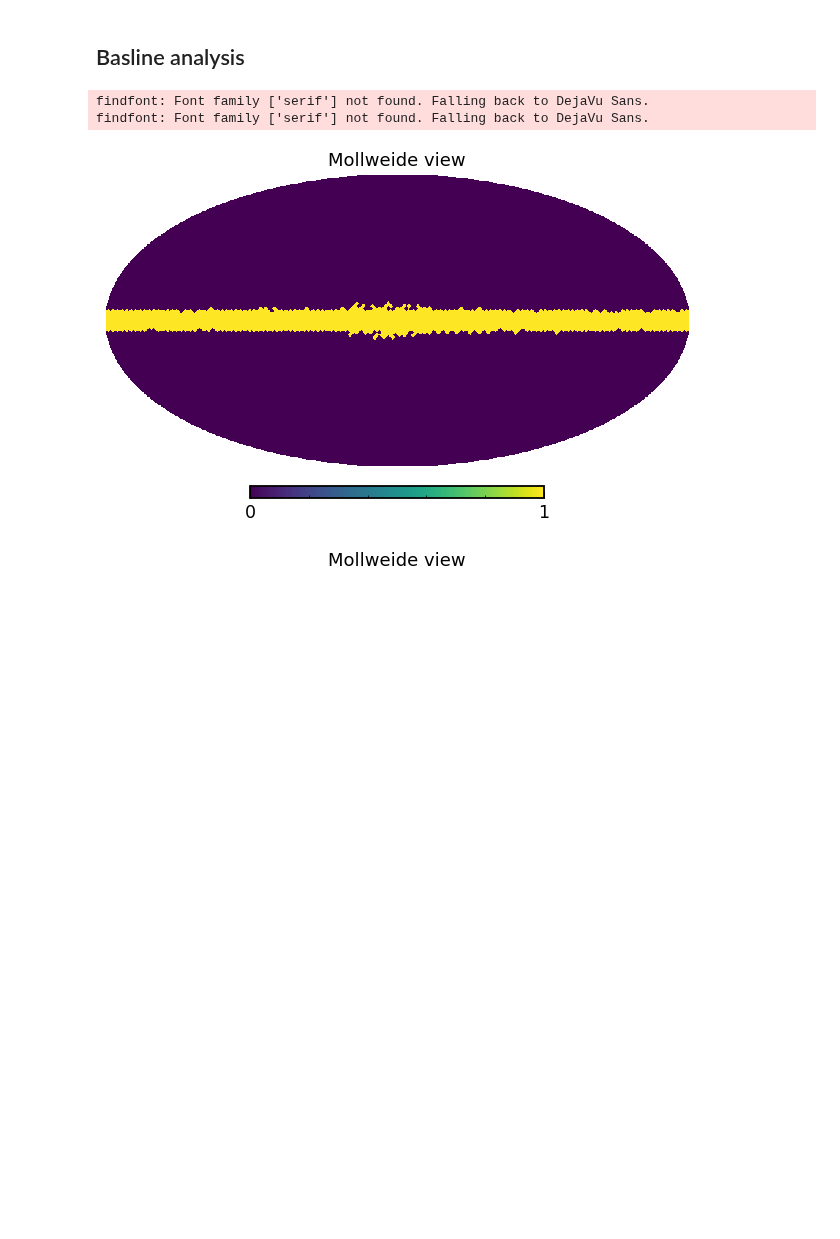
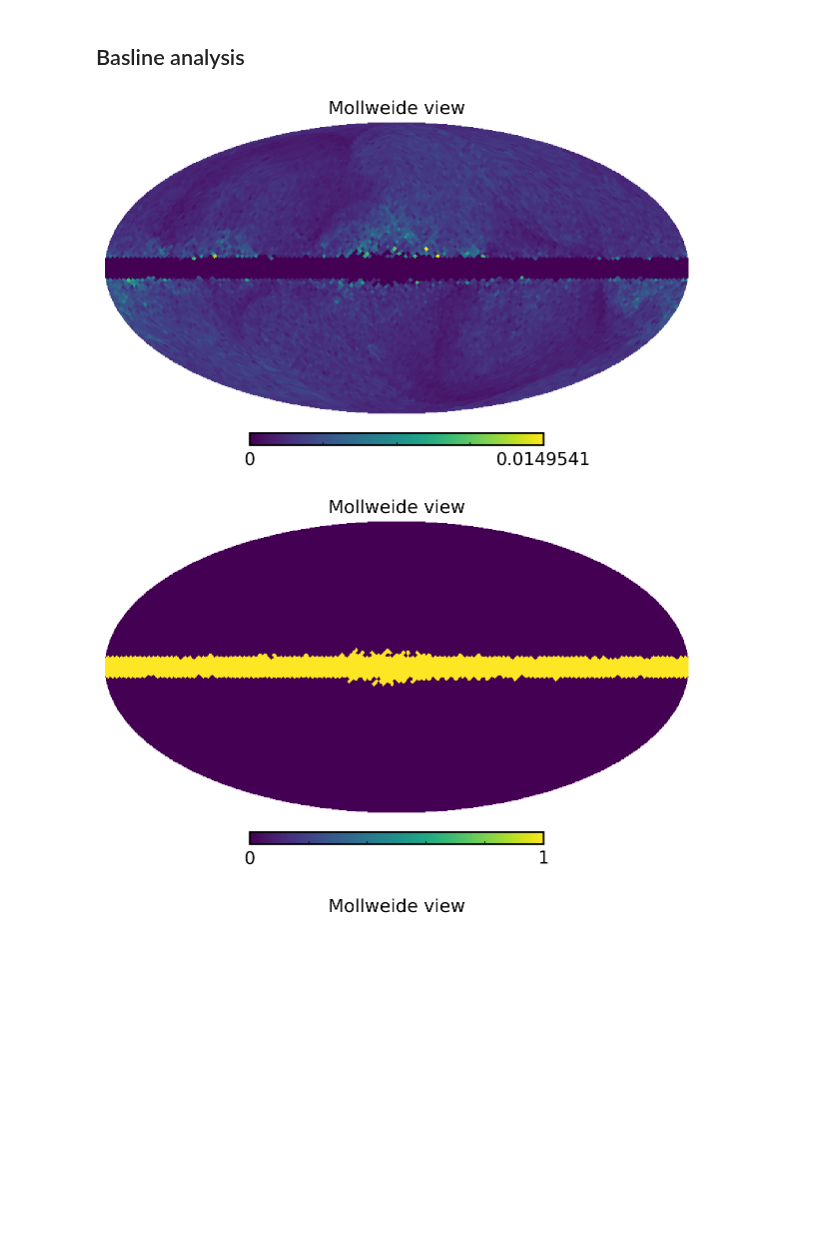
Before and after one commit to smsharma/neural-global-astrometry, a Jupyter notebook: notebooks/03_anisotropic_noise.ipynb, the cells around one changed output. Cells and saved outputs as stored; diff of their text form; code cells hidden in the pictures; blank space fills up the shorter version.

```diff
--- a/notebooks/03_anisotropic_noise.ipynb
+++ b/notebooks/03_anisotropic_noise.ipynb
@@ -45,13 +62,16 @@ plt.rcParams.update({"text.usetex": False})
 import sbi.utils as utils
 import mlflow
 # %%
-run_id = 'c3807cac569f467f8d8ac319091e0725'
+run_id = 'c99de83f200a4617b8dd857af9f6c976'
 
 data_dir = '/scratch/sm8383/neural-global-astrometry/data/'
 model_uri = "runs:/{}/density_estimator".format(run_id)
 density_estimator_anisotropic = mlflow.pytorch.load_model(data_dir + '/logs/mlruns/3/' + run_id + '/artifacts/density_estimator')
 
 sigma_noise_model = list(density_estimator_anisotropic.children())[0].add_noise.sigma
+hp.mollview(sigma_noise_model[0][0].cpu().numpy(), nest=True)
+# %% [output]
+[figure, added]
 # %%
 run_id = 'f00c10126eac4c31a6ccc9ec4836df27'
 
@@ -68,9 +88,7 @@ mask_roi = torch.Tensor((mask_roi)).bool()
 # %%
 hp.mollview(mask_roi, nest=True)
 # %% [output]
-findfont: Font family ['serif'] not found. Falling back to DejaVu Sans.
-findfont: Font family ['serif'] not found. Falling back to DejaVu Sans.
-[figure, old version]
+[figure, new version]
 # %%
 hp.mollview(list(density_estimator.children())[0].embedding_net_y.mask, nest=True)
 # %% [output]
```
Also changed, not shown: parts of 9 cells of this notebook, 7 other files.
